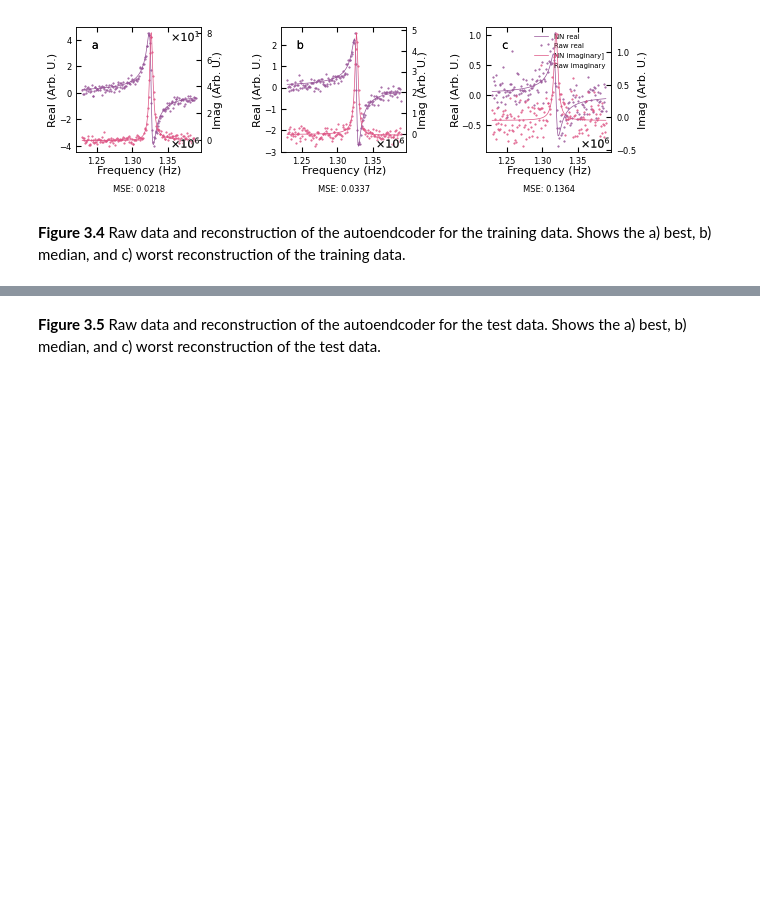
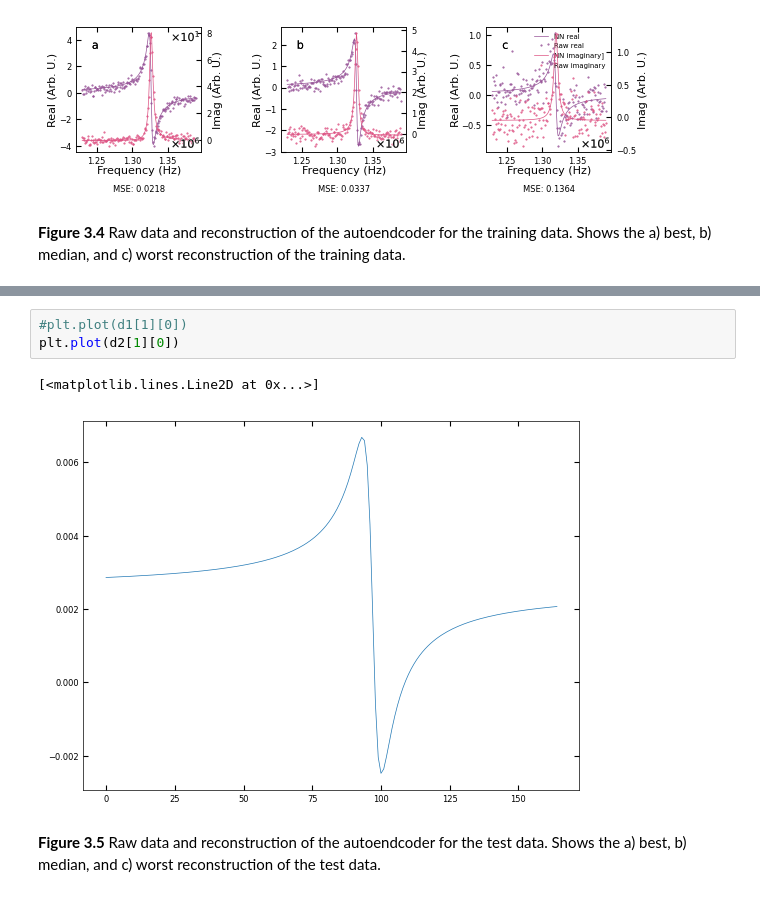
Before and after one commit to m3-learning/Rapid-Fitting-BEPFM-NN, a Jupyter notebook: notebooks/3_Pytorch_SHO_Fitter copy.ipynb, the cells around one changed output, grey strips where cells are left out. Drawn from its saved outputs; the diff is of its cells as text; blank space fills up the shorter version.

```diff
--- a/notebooks/3_Pytorch_SHO_Fitter copy.ipynb
+++ b/notebooks/3_Pytorch_SHO_Fitter copy.ipynb
@@ -421,3 +429,9 @@ d1, d2, index1, mse1 = BE_viz.bmw_nn(
+# %%
+#plt.plot(d1[1][0])
+plt.plot(d2[1][0])
+# %% [output]
+[<matplotlib.lines.Line2D at 0x...>]
+[figure, added]
 # %% [markdown]
 **Figure 3.5** Raw data and reconstruction of the autoendcoder for the test data. Shows the a) best, b) median, and c) worst reconstruction of the test data.
 # %%
```
Also changed, not shown: parts of 6 cells of this notebook, 1 other file.
